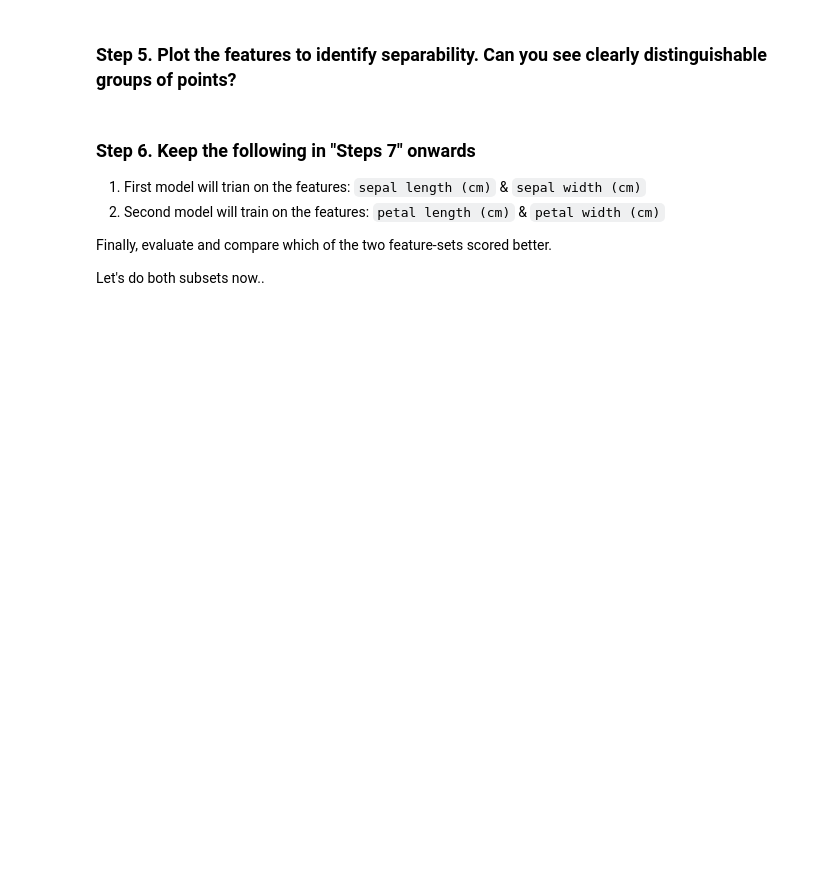
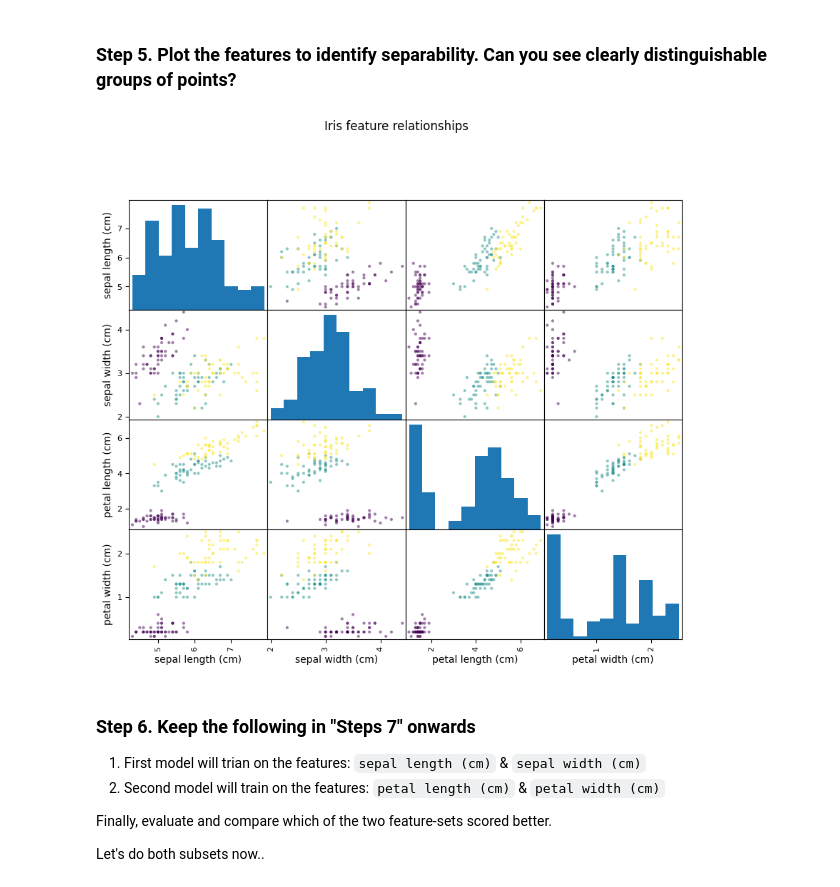
Before and after one commit to hanoufalmogri/python, a Jupyter notebook: student/exercises/week 3 exercises/Exer3.ipynb, the cells around one changed output. Drawn from its saved outputs; the diff is of its cells as text; code cells hidden in the pictures; blank space fills up the shorter version.

```diff
--- a/student/exercises/week 3 exercises/Exer3.ipynb
+++ b/student/exercises/week 3 exercises/Exer3.ipynb
@@ -14,5 +14,8 @@ import sklearn
 iris = sklearn.datasets.load_iris(as_frame=True)
 # %% [markdown]
 ### Step 2.a Assign variables `X` to the features and `y` to the target
+# %%
+X = iris.data
+y = iris.target
 # %% [markdown]
 ### Step 2.b print the type of each
@@ -25,5 +72,13 @@ iris = sklearn.datasets.load_iris(as_frame=True)
 # %% [markdown]
 ### Step 5. Plot the features to identify separability. Can you see clearly distinguishable groups of points?
+# %%
+import matplotlib.pyplot as plt
+
+pd.plotting.scatter_matrix(X, c=y, figsize=(10, 8), diagonal="hist")
+plt.suptitle("Iris feature relationships", y=1.02)
+plt.show()
+# %% [output]
+[figure, added]
 # %% [markdown]
 ### Step 6. Keep the following in "Steps 7" onwards
 
```
Also changed, not shown: parts of 12 cells of this notebook, 1 other file.
